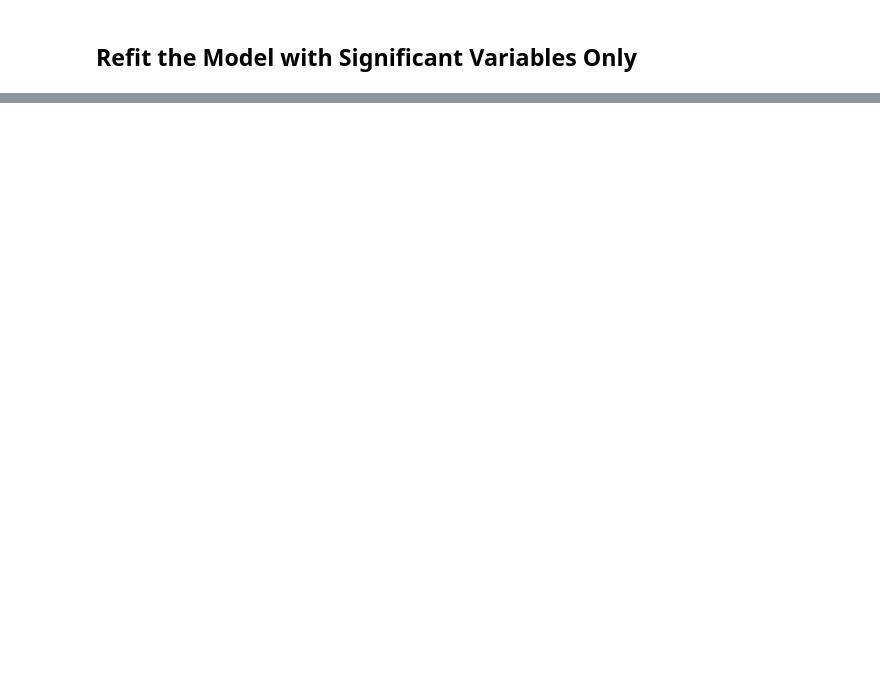
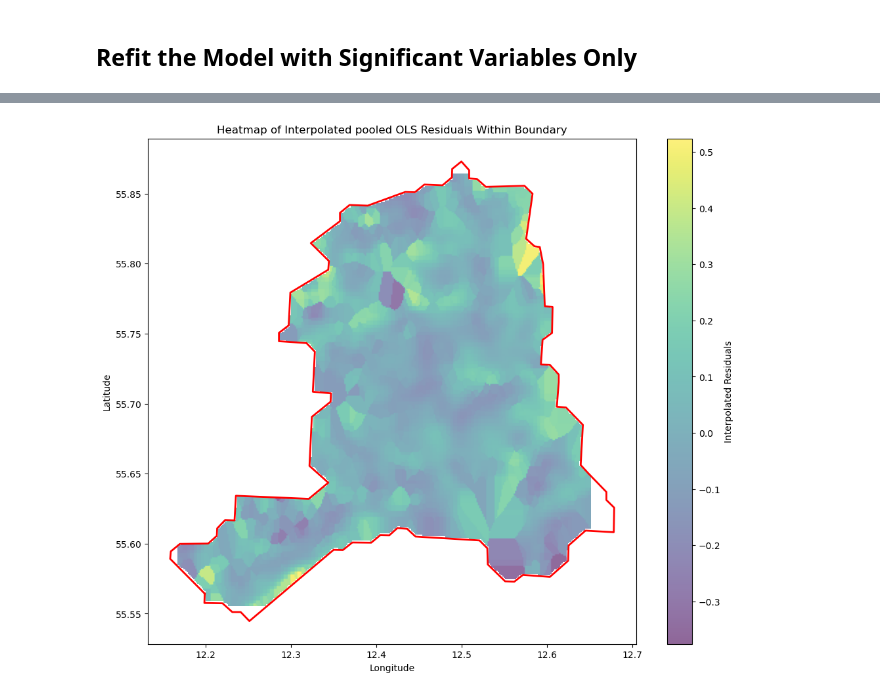
Before and after one commit to qmh341/BA-Project, a Jupyter notebook: Analyse/Analyse (1).ipynb, the cells around one changed output, grey strips where cells are left out. Cells and saved outputs as stored; diff of their text form; code cells hidden in the pictures; blank space fills up the shorter version.

```diff
--- a/Analyse/Analyse (1).ipynb
+++ b/Analyse/Analyse (1).ipynb
@@ -497,29 +524,31 @@ plt.show()
 # %%
 # Perform 'nearest' interpolation
 interpolated_nearest = griddata(
     (lon, lat),
     residuals,
     (fine_grid_x, fine_grid_y),
     method='nearest'
 )
 
 # Mask out the areas outside the boundary
 interpolated_nearest[~inside_mask] = np.nan
 
 # Rotate the interpolated data 90 degrees counterclockwise.
 interpolated_nearest_rotated = np.rot90(interpolated_nearest, k=3)  # k=3 rotates 270 degrees counterclockwise
 interpolated_nearest_flipped = np.fliplr(interpolated_nearest_rotated)
 # Now plot the results with the corrected orientation
 plt.figure(figsize=(12, 10))
 plt.imshow(interpolated_nearest_flipped, origin='lower', aspect='auto',
            extent=(lon.min(), lon.max(), lat.min(), lat.max()),
            cmap='viridis', alpha=0.6)
 plt.colorbar(label='Interpolated Residuals')
-plt.title('Heatmap of Interpolated OLS Residuals Within Boundary')
+plt.title('Heatmap of Interpolated pooled OLS Residuals Within Boundary')
 plt.xlabel('Longitude')
 plt.ylabel('Latitude')
 
 # Overlay the boundary with the correct coordinates
 plt.plot(boundary_coords[:, 0], boundary_coords[:, 1], color='red', linewidth=2)
 
 plt.show()
+# %% [output]
+[figure, added]
```
Also changed, not shown: parts of 9 cells of this notebook.
